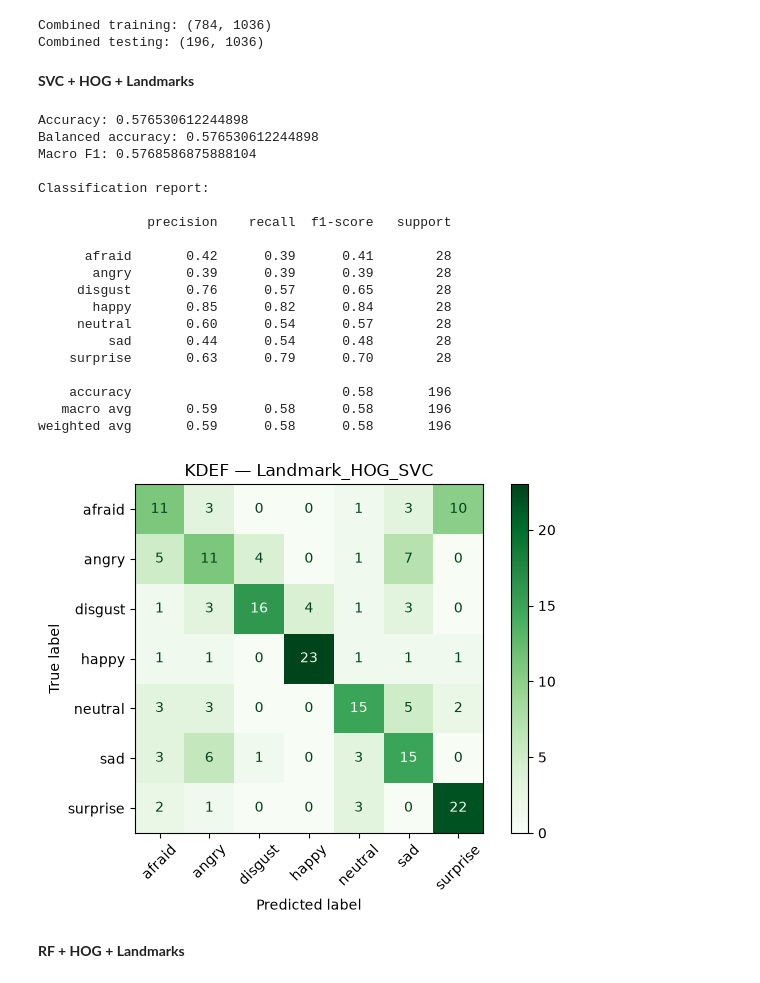
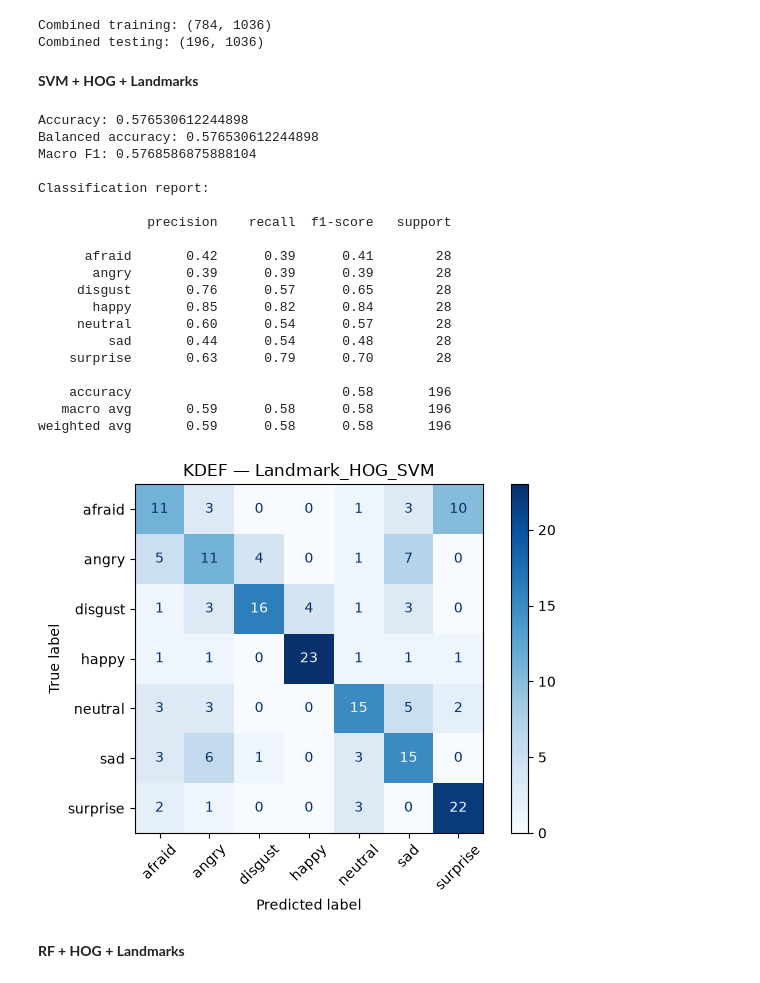
Before and after one commit to HeKaY-boy/Emotion-Detection, a Jupyter notebook: z_load_kdef_student.ipynb, the cells around one changed output. Drawn from its saved outputs; the diff is of its cells as text; code cells hidden in the pictures.

```diff
--- a/z_load_kdef_student.ipynb
+++ b/z_load_kdef_student.ipynb
@@ -680,7 +680,7 @@ print("Combined testing:", X_test_combined.shape)
 Combined training: (784, 1036)
 Combined testing: (196, 1036)
 # %% [markdown]
-**SVC + HOG + Landmarks**
+**SVM + HOG + Landmarks**
 # %%
 svm_combined = make_pipeline(
     StandardScaler(),
@@ -699,36 +699,36 @@ print(classification_report(y_test_kdef, y_pred_combined))
 
 cm = confusion_matrix(y_test_kdef, y_pred_combined, labels=labels)
 
 ConfusionMatrixDisplay(
     confusion_matrix=cm,
     display_labels=labels
-).plot(cmap="Greens", values_format="d")
+).plot(cmap="Blues", values_format="d")
 
 plt.xticks(rotation=45)
-plt.title("KDEF — Landmark_HOG_SVC")
+plt.title("KDEF — Landmark_HOG_SVM")
 plt.tight_layout()
 plt.show()
 # %% [output]
 Accuracy: 0.576530612244898
 Balanced accuracy: 0.576530612244898
 Macro F1: 0.5768586875888104
 
 Classification report:
 
               precision    recall  f1-score   support
 
       afraid       0.42      0.39      0.41        28
        angry       0.39      0.39      0.39        28
      disgust       0.76      0.57      0.65        28
        happy       0.85      0.82      0.84        28
      neutral       0.60      0.54      0.57        28
          sad       0.44      0.54      0.48        28
     surprise       0.63      0.79      0.70        28
 
     accuracy                           0.58       196
    macro avg       0.59      0.58      0.58       196
 weighted avg       0.59      0.58      0.58       196
-[figure, old version]
+[figure, new version]
 # %% [markdown]
 **RF + HOG + Landmarks**
 # %%
```
Also changed, not shown: parts of 3 cells of this notebook.
